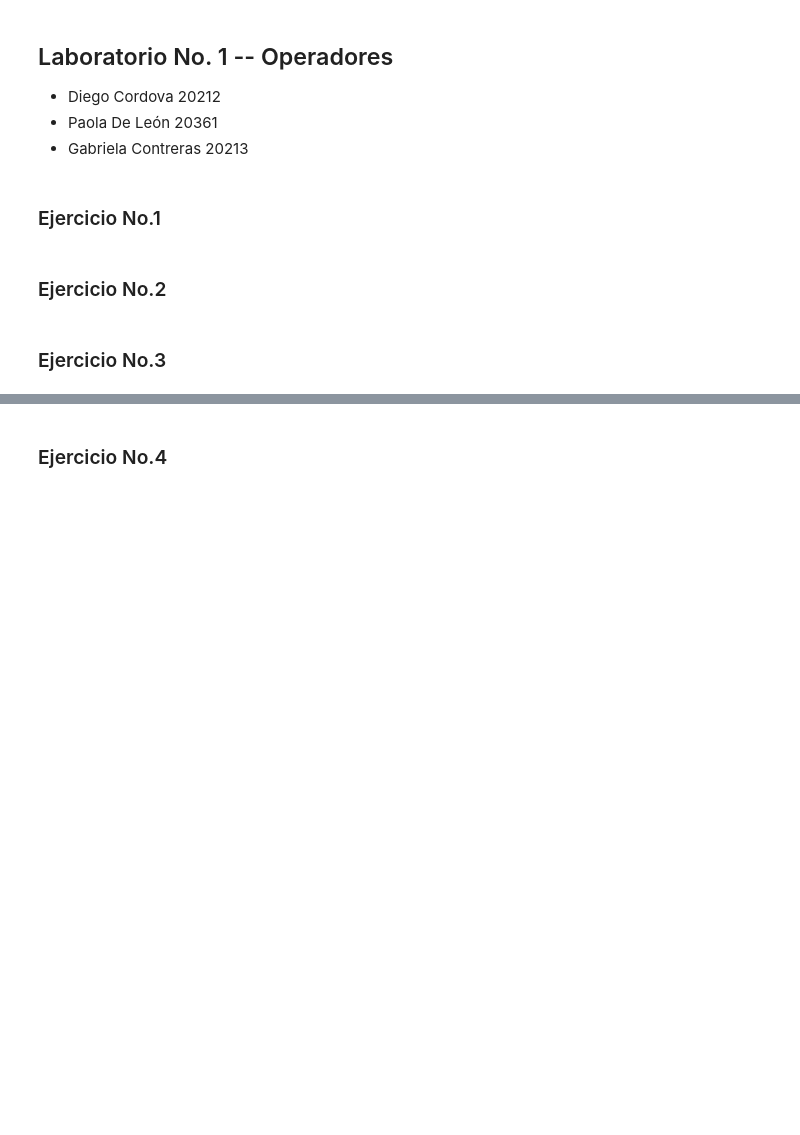
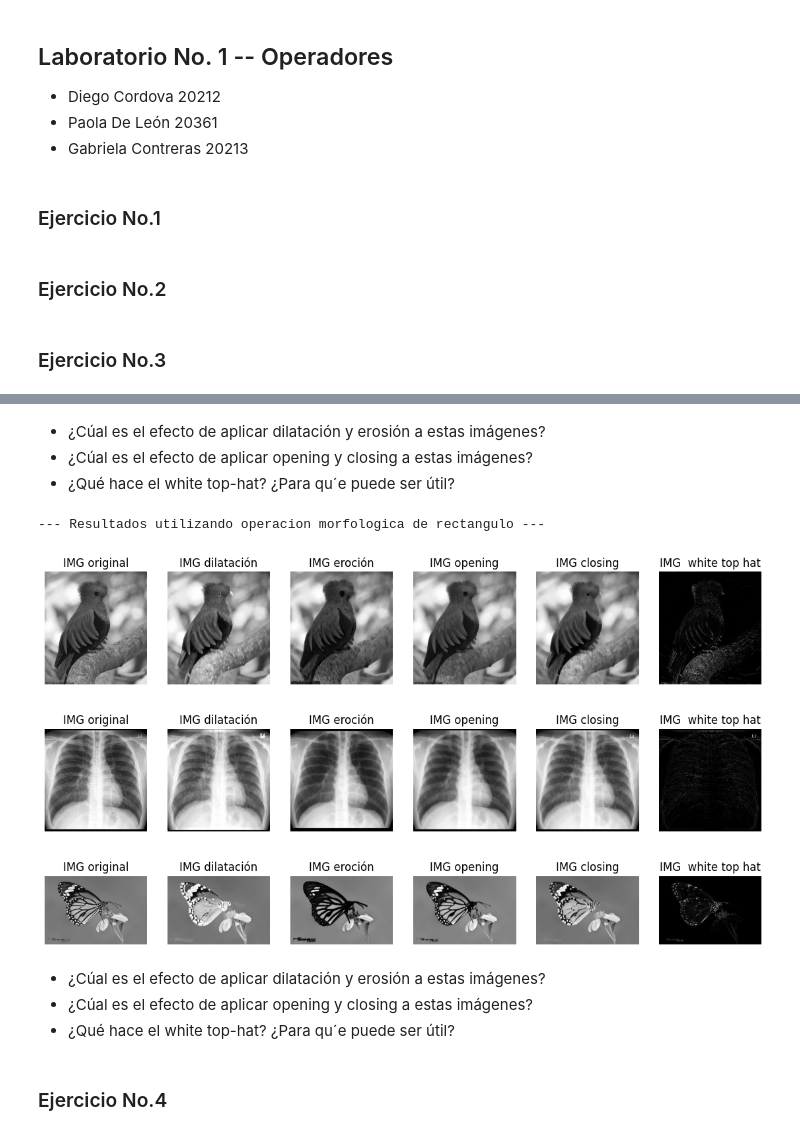
Before and after one commit to Paola-Contreras/lab01-VC, a Jupyter notebook: Lab.ipynb, the cells around one changed output, grey strips where cells are left out. Cells and saved outputs as stored; diff of their text form; code cells hidden in the pictures; blank space fills up the shorter version.

```diff
--- a/Lab.ipynb
+++ b/Lab.ipynb
@@ -12,2 +131,27 @@
+# %% [markdown]
+- ¿Cúal es el efecto de aplicar dilatación y erosión a estas imágenes?
+- ¿Cúal es el efecto de aplicar opening y closing a estas imágenes?
+- ¿Qué hace el white top-hat? ¿Para qu´e puede ser útil?
+# %%
+# OPERACION MORFOFLOGICA DE RECTANGULO
+selem4 = skimage.morphology.rectangle(10,5)
+
+# APLICAR DIFERENTES FILTROS A OPERACION
+I1, I2, I3, I4, I5, I6, I7, I8, I9, I10, I11, I12, I13, I14, I15 = filters(img1, img2, img3, selem4)
+
+# MOSTRAR IMAGENES CON CUARTA OPERACION MORFOLOGICA
+print("--- Resultados utilizando operacion morfologica de rectangulo ---")
+showPlot(6, img1, I4, I1, I7, I10, 'original', 'dilatación', 'eroción', 'opening', 'closing', I13, ' white top hat')
+showPlot(6, img2, I5, I2, I8, I11,  'original', 'dilatación', 'eroción', 'opening', 'closing', I14,' white top hat')
+showPlot(6, img3, I6, I3, I9, I12,  'original', 'dilatación', 'eroción', 'opening', 'closing', I15,' white top hat')
+# %% [output]
+--- Resultados utilizando operacion morfologica de rectangulo ---
+[figure, added]
+[figure, added]
+[figure, added]
+# %% [markdown]
+- ¿Cúal es el efecto de aplicar dilatación y erosión a estas imágenes?
+- ¿Cúal es el efecto de aplicar opening y closing a estas imágenes?
+- ¿Qué hace el white top-hat? ¿Para qu´e puede ser útil?
 # %% [markdown]
 ### Ejercicio No.4
```
Also changed, not shown: parts of 12 cells of this notebook, 4 other files.
